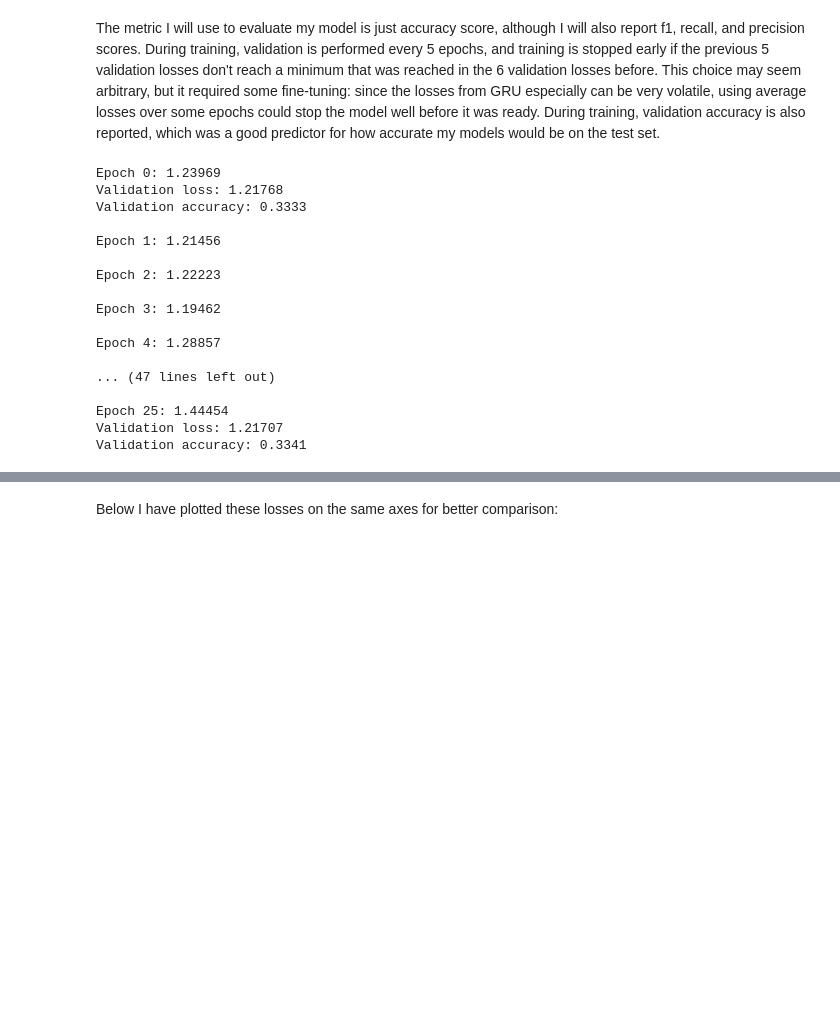
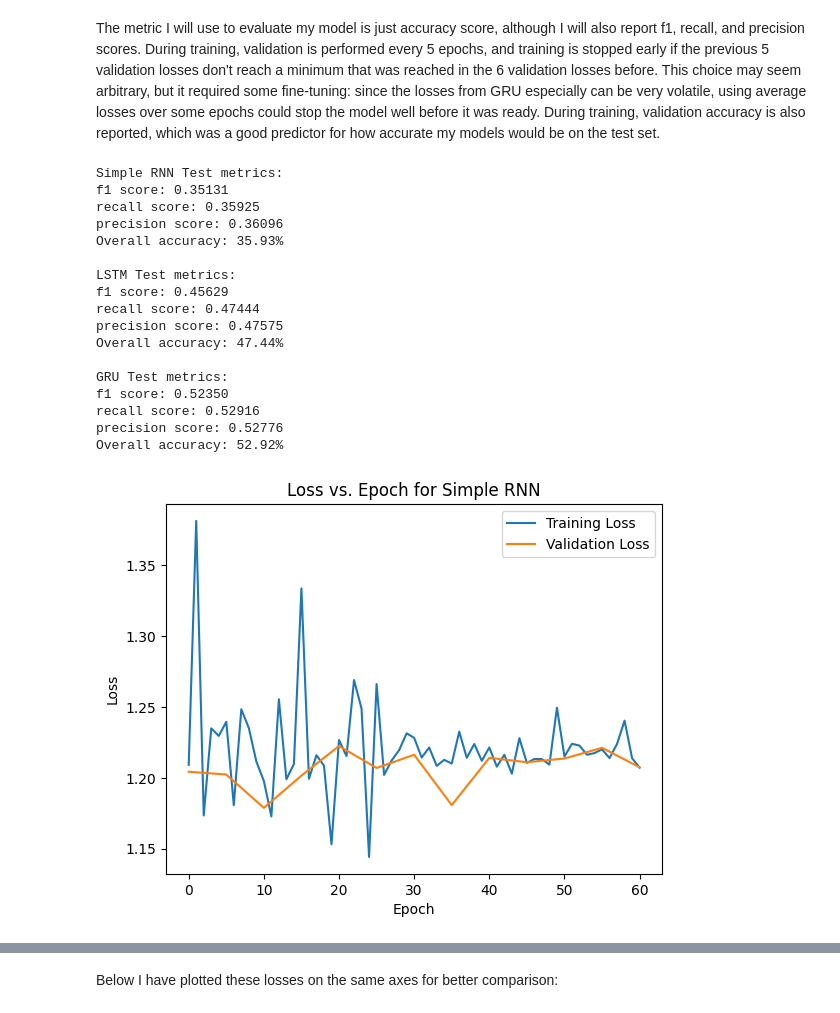
Before and after one commit to csch7/CSCI-4170, a Jupyter notebook: Homework-04/RNNs.ipynb, the cells around one changed output, grey strips where cells are left out. Saved outputs shown, nothing was run; the diff lists cells and outputs as text; code cells hidden in the pictures; blank space fills up the shorter version.

```diff
--- a/Homework-04/RNNs.ipynb
+++ b/Homework-04/RNNs.ipynb
@@ -258,7 +258,7 @@ batch_size = 32
 val_epoch = 5
 learning_rate = 0.001
 # SET TO FALSE IF TRAINING FROM SCRATCH
-load_pretrained = False
+load_pretrained = True
 train_l_rnn, val_l_rnn, test_pred_rnn, train_l_lstm, val_l_lstm, test_pred_lstm, train_l_gru, val_l_gru, test_pred_gru = None, None, None, None, None, None, None, None, None
 
 if load_pretrained:
@@ -293,17 +293,17 @@ if load_pretrained:
     test_pred_gru = model(X_test)
 
 else:
-  # model = myRNN(len(vocab), 100, 128, 3)
-  # loss_fn = nn.CrossEntropyLoss()
-  # optimizer = optim.AdamW(model.parameters(), lr = learning_rate)
-  # train_l_rnn, val_l_rnn, test_pred_rnn = train(model, loss_fn, optimizer, X_train, y_train, X_val, y_val, X_test, epochs, val_epoch, 'Simple_RNN')
-  # print("-========= Done with simple RNN! ==========- \n")
+  model = myRNN(len(vocab), 100, 128, 3)
+  loss_fn = nn.CrossEntropyLoss()
+  optimizer = optim.AdamW(model.parameters(), lr = learning_rate)
+  train_l_rnn, val_l_rnn, test_pred_rnn = train(model, loss_fn, optimizer, X_train, y_train, X_val, y_val, X_test, epochs, val_epoch, 'Simple_RNN')
+  print("-========= Done with simple RNN! ==========- \n")
 
-  # model = myLSTM(len(vocab), 100, 128, 3)
-  # loss_fn = nn.CrossEntropyLoss()
-  # optimizer = optim.AdamW(model.parameters(), lr = learning_rate)
-  # train_l_lstm, val_l_lstm, test_pred_lstm = train(model, loss_fn, optimizer, X_train, y_train, X_val, y_val, X_test, epochs, val_epoch, 'LSTM')
-  # print("-========= Done with LSTM! ==========- \n")
+  model = myLSTM(len(vocab), 100, 128, 3)
+  loss_fn = nn.CrossEntropyLoss()
+  optimizer = optim.AdamW(model.parameters(), lr = learning_rate)
+  train_l_lstm, val_l_lstm, test_pred_lstm = train(model, loss_fn, optimizer, X_train, y_train, X_val, y_val, X_test, epochs, val_epoch, 'LSTM')
+  print("-========= Done with LSTM! ==========- \n")
 
   model = myGRU(len(vocab), 100, 128, 3)
   loss_fn = nn.CrossEntropyLoss()
@@ -336,45 +336,46 @@ print("recall score: {:.5f}".format(recall_score(y_test, pred, average='macro'))
 print("precision score: {:.5f}".format(precision_score(y_test, pred, average='macro')))
 print("Overall accuracy: {:.2f}%".format(accuracy_score(y_test, pred)*100))
 
 
 plt.plot(np.arange(len(train_l_rnn)), train_l_rnn, label="Training Loss")
 plt.plot(np.arange(len(train_l_rnn), step=val_epoch), val_l_rnn, label="Validation Loss")
 plt.legend()
 plt.xlabel("Epoch")
 plt.ylabel("Loss")
 plt.title("Loss vs. Epoch for Simple RNN")
 plt.show()
 
 plt.plot(np.arange(len(train_l_lstm)), train_l_lstm, label="Training Loss")
 plt.plot(np.arange(len(train_l_lstm), step=val_epoch), val_l_lstm, label="Validation Loss")
 plt.legend()
 plt.xlabel("Epoch")
 plt.ylabel("Loss")
 plt.title("Loss vs. Epoch for LSTM")
 plt.show()
 
 plt.plot(np.arange(len(train_l_gru)), train_l_gru, label="Training Loss")
 plt.plot(np.arange(len(train_l_gru), step=val_epoch), val_l_gru, label="Validation Loss")
 plt.legend()
 plt.xlabel("Epoch")
 plt.ylabel("Loss")
 plt.title("Loss vs. Epoch for GRU")
 plt.show()
 # %% [output]
-Epoch 0: 1.23969
-Validation loss: 1.21768
-Validation accuracy: 0.3333
+Simple RNN Test metrics:
+f1 score: 0.35131
+recall score: 0.35925
+precision score: 0.36096
+Overall accuracy: 35.93%
 
-Epoch 1: 1.21456
+LSTM Test metrics:
+f1 score: 0.45629
+recall score: 0.47444
+precision score: 0.47575
+Overall accuracy: 47.44%
 
-Epoch 2: 1.22223
-
-Epoch 3: 1.19462
-
-Epoch 4: 1.28857
-
-... (47 lines left out)
-
-Epoch 25: 1.44454
-Validation loss: 1.21707
-Validation accuracy: 0.3341
+GRU Test metrics:
+f1 score: 0.52350
+recall score: 0.52916
+precision score: 0.52776
+Overall accuracy: 52.92%
+[figure, added]
```
Also changed, not shown: parts of 8 cells of this notebook.
